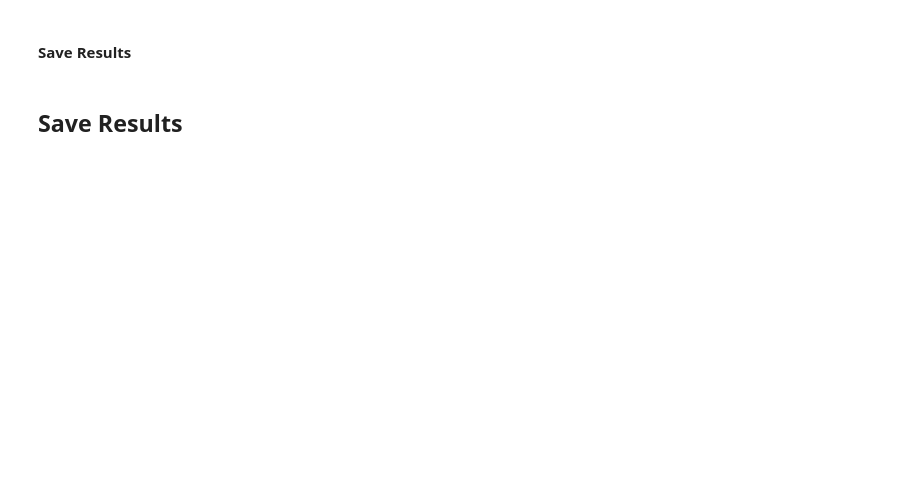
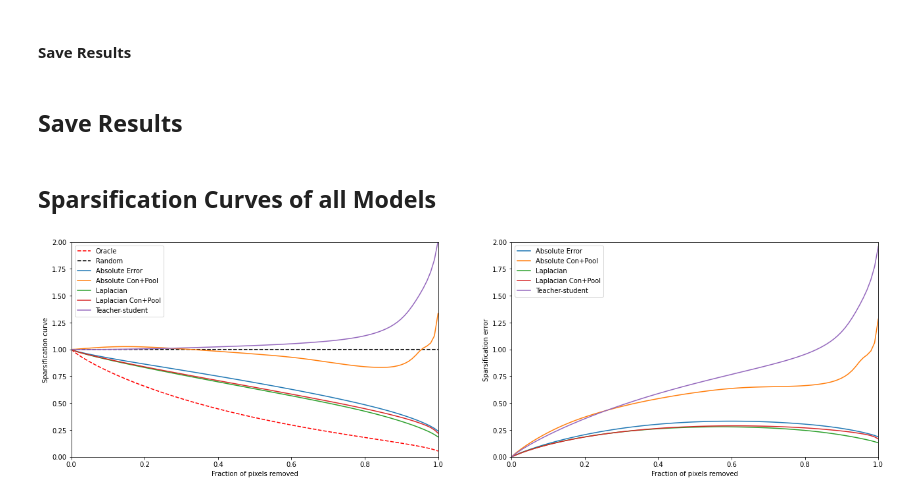
Before and after one commit to Probabilistic-Surgical-Vision/model-evaluation, a Jupyter notebook: evaluate.ipynb, the cells around one changed output. Drawn from its saved outputs; the diff is of its cells as text; code cells hidden in the pictures; blank space fills up the shorter version.

Commit message:
Added readme and updated evaluation package

```diff
--- a/evaluate.ipynb
+++ b/evaluate.ipynb
@@ -85,12 +105,12 @@ model.load_state_dict(state_dict)
 
 hamlyn_dataset = HamlynDataset(hamlyn_path, 'test', hamlyn_transform)
 hamlyn_dataloader = DataLoader(hamlyn_dataset, batch_size, num_workers=8,
-                               shuffle=True, drop_last=True)
+                               shuffle=False, drop_last=True)
 # %% [markdown]
 ### Run Hamlyn Evaluation
 # %%
 ssims, spars = evaluate_ssim(model, hamlyn_dataloader, hamlyn_save_to,
-                             kernel=1, device=device)
+                             kernel=1, save_every=10, device=device)
 # %% [markdown]
 #### SSIM Metric
 # %%
@@ -161,7 +181,7 @@ Hamlyn test set Sparsification:
 # %% [markdown]
 ### Setup
 # %%
-scared_model_path = os.path.join('models', 'hamlyn', model_name)
+scared_model_path = os.path.join('models', 'scared', model_name)
 scared_save_to = os.path.join(model_save_to, 'scared')
 
 state_dict = torch.load(scared_model_path, map_location=device)
@@ -170,12 +190,12 @@ state_dict = prepare_state_dict(state_dict)
 model.load_state_dict(state_dict)
 
 scared_dataset_8 = SCAREDKeyframesLoader(scared_path, 'test', 8, scared_transform)
-scared_dataloader_8 = DataLoader(scared_dataset_8, 1)
+scared_dataloader_8 = DataLoader(scared_dataset_8, 1, shuffle=False)
 
 print(f'Size of SCARED Dataset 8: {len(scared_dataset_8):,} images.')
 
 scared_dataset_9 = SCAREDKeyframesLoader(scared_path, 'test', 9, scared_transform)
-scared_dataloader_9 = DataLoader(scared_dataset_9, 1)
+scared_dataloader_9 = DataLoader(scared_dataset_9, 1, shuffle=False)
 
 print(f'Size of SCARED Dataset 9: {len(scared_dataset_9):,} images.')
 # %% [output]
@@ -205,12 +230,16 @@ Absolute Depth Error on SCARED Dataset 8:
 # %% [markdown]
 #### Dataset 9
 # %%
+scared_9_save_to = os.path.join(scared_save_to, 'dataset_9')
+
 maes_9, metrics = evaluate_keyframes(model, scared_dataloader_9,
                                      min_depth, max_depth,
-                                     save_results_to=scared_save_to,
+                                     save_results_to=scared_9_save_to,
                                      device=device)
-mean_mae_9 = np.mean(maes_9)
-std_mae_9 = np.std(maes_9)
+mae_9_means, _ = zip(*maes_9)
+
+mean_mae_9 = np.mean(mae_9_means)
+std_mae_9 = np.std(mae_9_means)
 
 print(f'Dataset 8 Keyframe MAEs: {maes_9} mm')
 print('Absolute Depth Error on SCARED Dataset 8:'
@@ -241,3 +270,63 @@ save_to_path = os.path.join(save_to, model_stem, 'evaluation.json')
 
 with open(save_to_path, 'w+') as f:
     json.dump(results_dict, f, indent=4)
+# %% [markdown]
+## Sparsification Curves of all Models
+# %%
+import glob
+
+figure, (curve_axis, error_axis) = plt.subplots(1, 2)
+
+model_names = {
+    'log-con-pool': 'Laplacian Con+Pool',
+    'log-vanilla': 'Laplacian',
+    'l1-con-pool': 'Absolute Con+Pool',
+    'l1-vanilla': 'Absolute Error',
+    'teacher-student': 'Teacher-student'
+}
+
+results_glob = glob.glob('results/*/evaluation.json')
+
+for i, result_path in enumerate(results_glob):
+    route, _ = os.path.split(result_path)
+    directory = os.path.basename(route)
+
+    if directory not in model_names:
+        continue
+
+    model_name = model_names[directory]
+
+    with open(result_path) as f:
+        results = json.load(f)
+
+    spars = results['sparsification']
+    curves = spars['curves']
+
+
+    if i == 0:
+        x_axis = np.linspace(0, 1, num=len(curves['oracle']))
+
+        curve_axis.plot(x_axis, curves['oracle'], 'r--', label='Oracle')
+        curve_axis.plot(x_axis, curves['random'], 'k--', label='Random')
+
+    curve_axis.plot(x_axis, curves['predicted'], label=model_name)
+    error_axis.plot(x_axis, curves['error'], label=model_name)
+
+curve_axis.legend()
+error_axis.legend()
+
+curve_axis.set_xlabel('Fraction of pixels removed')
+curve_axis.set_ylabel('Sparsification curve')
+
+error_axis.set_xlabel('Fraction of pixels removed')
+error_axis.set_ylabel('Sparsification error')
+
+curve_axis.set_xlim(0, 1)
+curve_axis.set_ylim(0, 2)
+
+error_axis.set_xlim(0, 1)
+error_axis.set_ylim(0, 2)
+
+figure.set_size_inches((22, 6))
+# %% [output]
+[figure, added]
```
Also changed, not shown: parts of 6 cells of this notebook, 3 other files.
